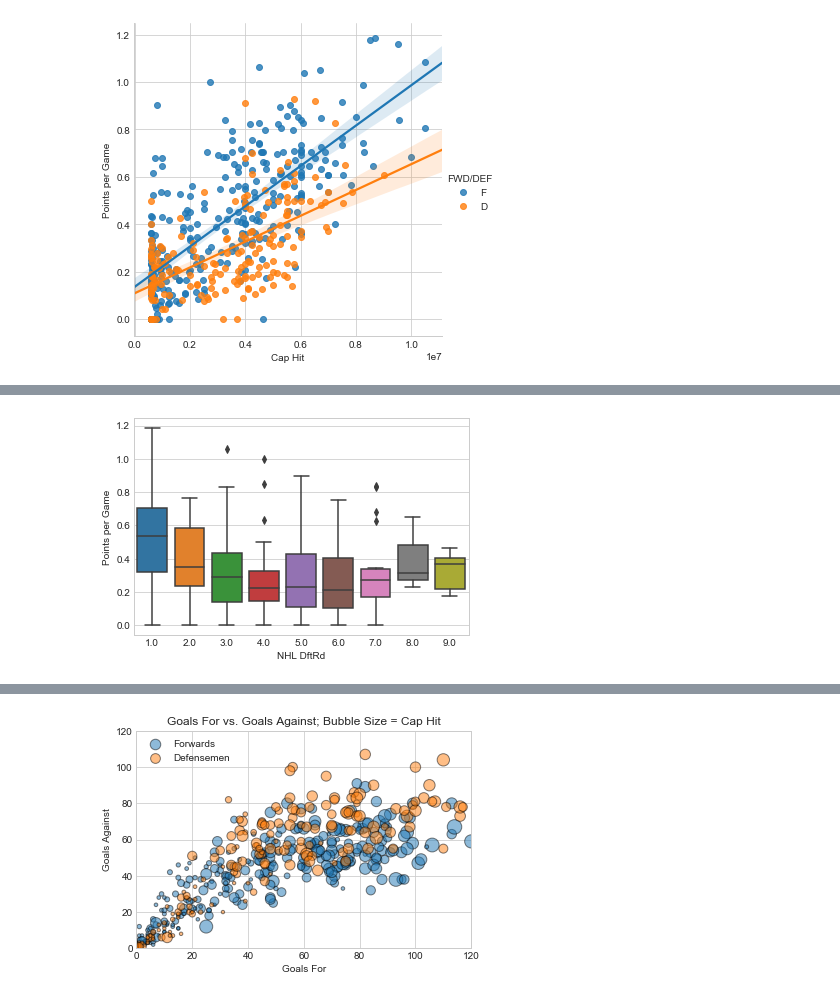
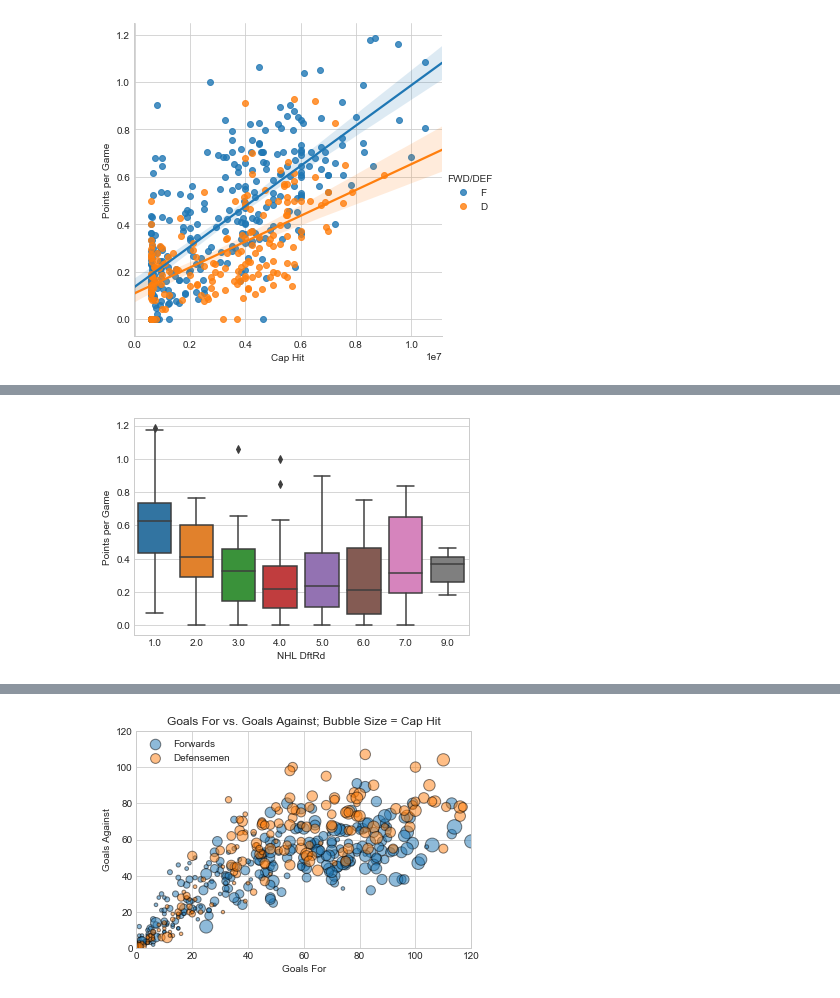
Before and after one commit to cjgargano/UCI-Project-01, a Jupyter notebook: NHL_Data_Analysis.ipynb, the cells around one changed output, grey strips where cells are left out. Saved outputs shown, nothing was run; the diff lists cells and outputs as text; code cells hidden in the pictures.

Commit message:
added a couple graphs FWD/DEF Related, etc..

```diff
--- a/NHL_Data_Analysis.ipynb
+++ b/NHL_Data_Analysis.ipynb
@@ -134,6 +134,9 @@ ufa_df.head()
 5 rows × 169 columns
 # %%
 ufa_df["Country Code"] = ufa_df["Nationality"]
+# %%
+#Normalize data by divding the DSA stat by TOI (Time On Ice)
+ufa_df["DSA/TOI"] = ufa_df["DSA"]/ufa_df["TOI"]
 # %%
 ufa_df.head()
 # %% [output]
@@ -221,6 +253,8 @@ plt.show()
 # %%
-#Create a series of boxplots for salary vs. draft round
-sns.boxplot(x = "NHL DftRd", y = "Points per Game", data = ufa_df)
+#Create a boxplot, for Forwards, showing Points Per Game vs. Draft Round
+sns.boxplot(x = "NHL DftRd", y = "Points per Game", data = ufa_fwd)
 plt.show()
+#Observable trend = Higher drafted players produce more points per game, interesting to note the outliers and gems found
+#in the latest rounds
 # %% [output]
-[figure, old version]
+[figure, new version]
```
Also changed, not shown: parts of 9 cells of this notebook.
